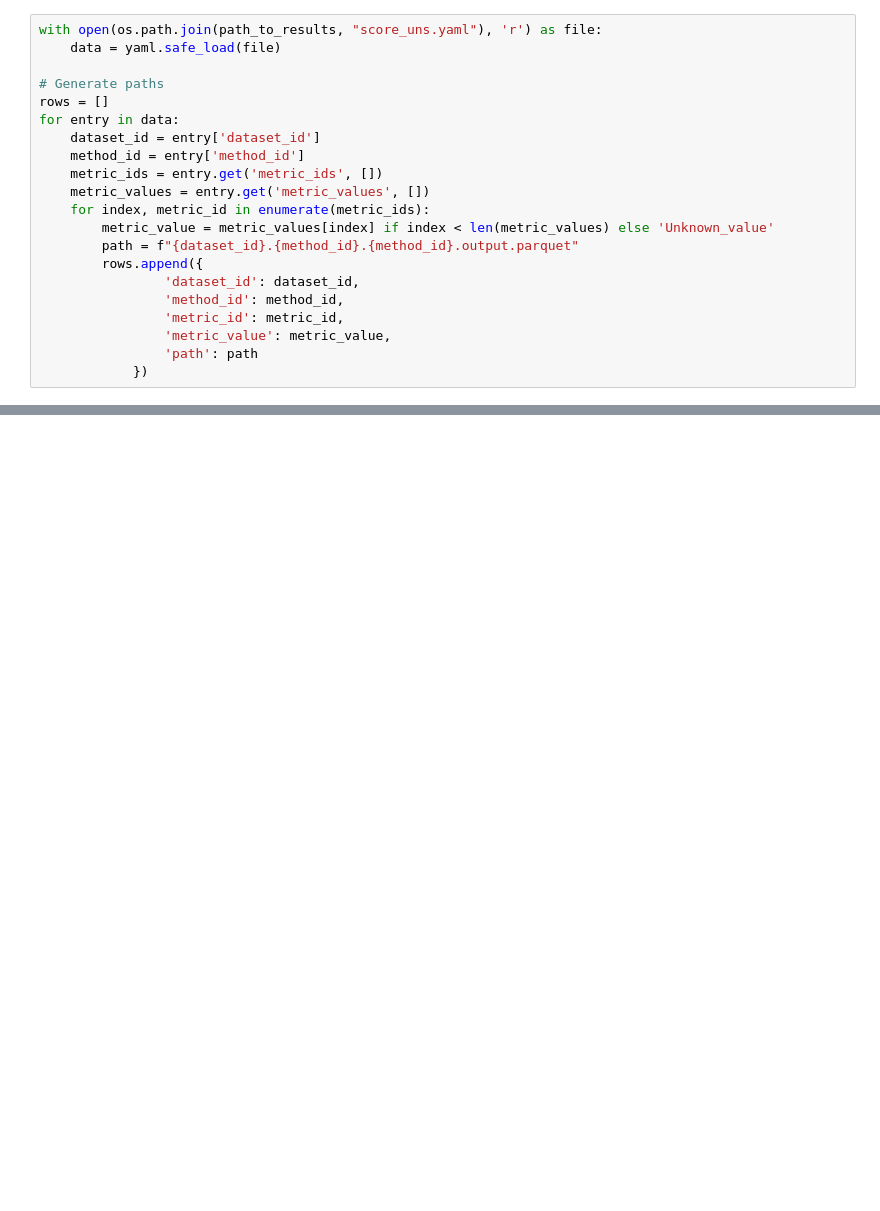
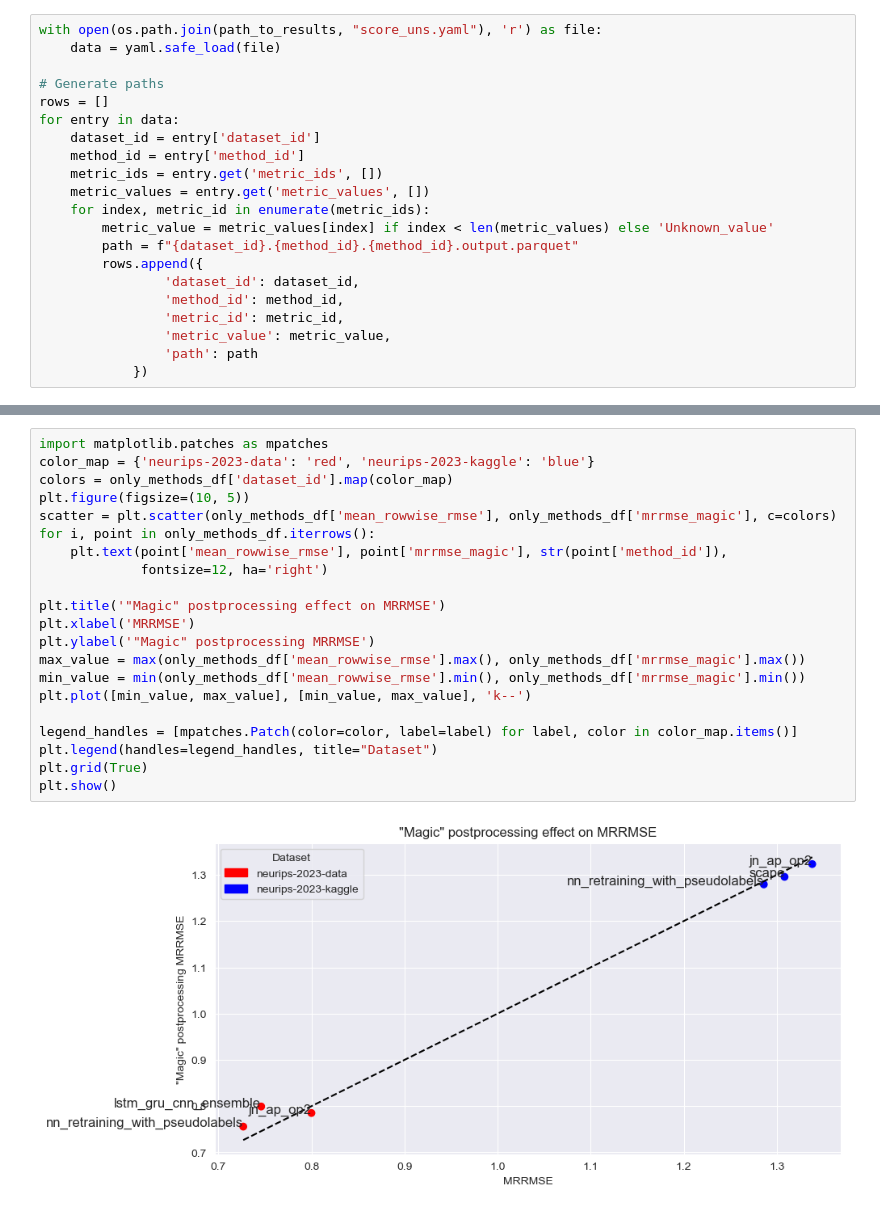
Before and after one commit to theislab/task-dge-perturbation-prediction-analysis, a Jupyter notebook: results_analysis/magic_postprocessing.ipynb, the cells around one changed output, grey strips where cells are left out. Cells and saved outputs as stored; diff of their text form; blank space fills up the shorter version.

```diff
--- a/results_analysis/magic_postprocessing.ipynb
+++ b/results_analysis/magic_postprocessing.ipynb
@@ -91,0 +136,23 @@ array(['neurips-2023-kaggle.jn_ap_op2.jn_ap_op2.output.parquet',
+# %%
+import matplotlib.patches as mpatches
+color_map = {'neurips-2023-data': 'red', 'neurips-2023-kaggle': 'blue'}
+colors = only_methods_df['dataset_id'].map(color_map)
+plt.figure(figsize=(10, 5))
+scatter = plt.scatter(only_methods_df['mean_rowwise_rmse'], only_methods_df['mrrmse_magic'], c=colors)
+for i, point in only_methods_df.iterrows():
+    plt.text(point['mean_rowwise_rmse'], point['mrrmse_magic'], str(point['method_id']),
+             fontsize=12, ha='right')
+
+plt.title('"Magic" postprocessing effect on MRRMSE')
+plt.xlabel('MRRMSE')
+plt.ylabel('"Magic" postprocessing MRRMSE')
+max_value = max(only_methods_df['mean_rowwise_rmse'].max(), only_methods_df['mrrmse_magic'].max())
+min_value = min(only_methods_df['mean_rowwise_rmse'].min(), only_methods_df['mrrmse_magic'].min())
+plt.plot([min_value, max_value], [min_value, max_value], 'k--')
+
+legend_handles = [mpatches.Patch(color=color, label=label) for label, color in color_map.items()]
+plt.legend(handles=legend_handles, title="Dataset")
+plt.grid(True)
+plt.show()
+# %% [output]
+[figure, added]
```
Also changed, not shown: parts of 14 cells of this notebook.
